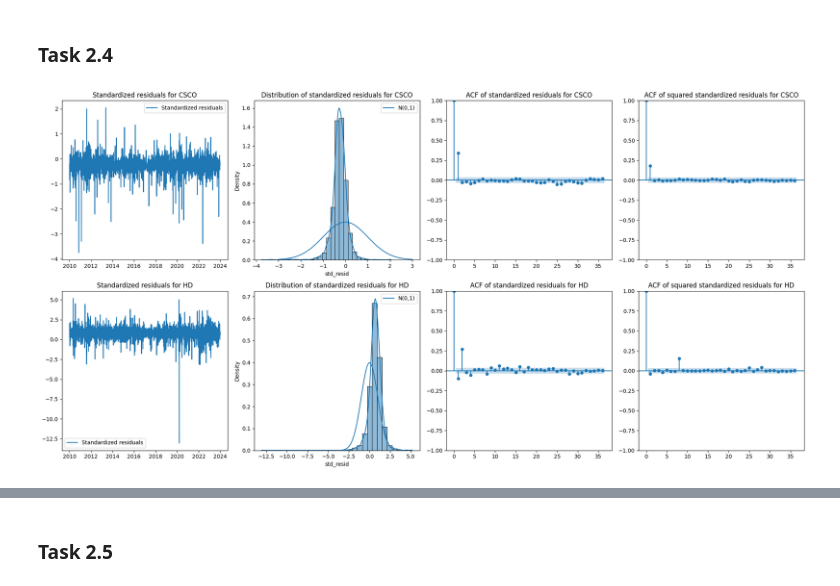
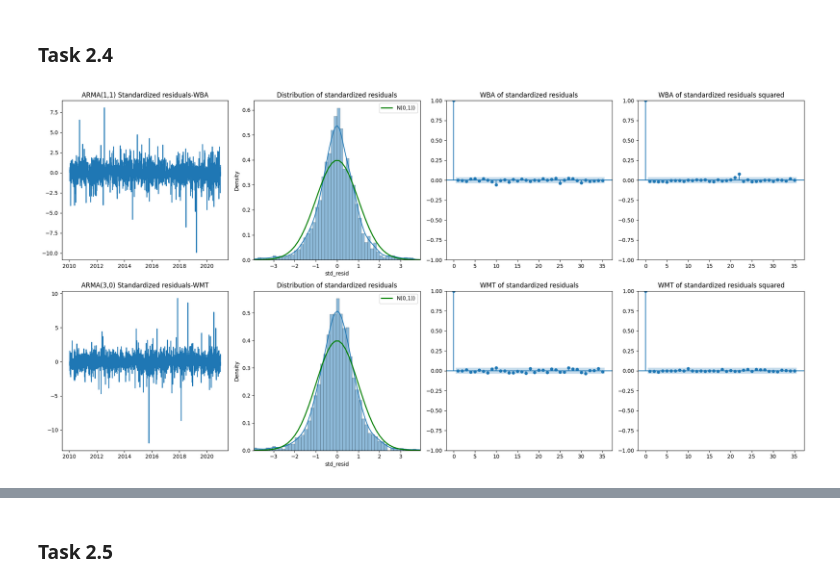
Before and after one commit to VijayaranganPR/Individual-Project, a Jupyter notebook: project.ipynb, the cells around one changed output, grey strips where cells are left out. Drawn from its saved outputs; the diff is of its cells as text; code cells hidden in the pictures.

```diff
--- a/project.ipynb
+++ b/project.ipynb
@@ -32,7 +32,6 @@ warnings.simplefilter('ignore')
 df = pd.read_csv('content/IBM_202001.csv.gz', compression='gzip')
 
 original_length = len(df)
-data = df.copy()
 original_length
 
 
@@ -110,6 +109,9 @@ summary = pd.DataFrame({
     'F4': [f4, f4/original_length*100],
     'F5': [f5, f5/original_length*100],
 }, index=['Number', 'Proportion'])
+
+df.set_index('Stamp', drop=True, inplace = True)
+
 summary.round(2)
 # %% [output]
 |  | F1 | F2 | F3 | F4 | F5 |
@@ -345,7 +377,0 @@ See scipy.optimize.fmin_slsqp for code meaning.
-# %%
-# Print out the best-fitting models and their AIC
-for stock, (model, order, aic) in garch_best_models.items():
-    if model is not None:
-        print(f"Best-fitted AR(p)-GARCH(p*,q*) model for {stock}: AR({garch_best_models[stock][1][0]})-GARCH({garch_best_models[stock][1][0]},{garch_best_models[stock][1][1]}) - AIC = {garch_best_models[stock][2]}")
-    else:
-        print(f"No suitable ARMA model found for {stock}.")
@@ -389,41 +396,37 @@ No suitable ARMA model found for PG.
 # %% [markdown]
 ### Task 2.4
 # %%
-import matplotlib.pyplot as plt
-import seaborn as sns
-from statsmodels.graphics.tsaplots import plot_acf
-from scipy import stats
-import numpy as np
+fig, axes = plt.subplots(nrows=2,ncols=4,figsize=(20,10))
 
-# Assuming 'best_models' contains the best ARMA models from Task 2.1
-# And 'log_returns' contains the log returns for each stock
-fig, axes = plt.subplots(2, 4, figsize=(20, 10))
+for i,ticker in enumerate(my_sample):
+    r = garch_best_models[ticker]['model'].std_resid.dropna()
+    p = garch_best_models[ticker]['p']
+    q = garch_best_models[ticker]['q']
 
-for i, (stock, (model, order, aic)) in enumerate(garch_best_models.items()):
-    # Standardized residuals
-    std_resid = model.std_resid.dropna()
 
-    # Time series plot of the standardized residuals
-    axes[i, 0].plot(std_resid, label='Standardized residuals')
-    axes[i, 0].set_title(f'Standardized residuals for {stock}')
-    axes[i, 0].legend()
+    # Time series plot of Standardized residuals
+    axes[i, 0].plot(r, label='Standardized residuals')
+    axes[i, 0].set_title(f'ARMA({p},{q}) Standardized residuals-{ticker}')
 
-    # Histogram with KDE and standard normal distribution
-    sns.histplot(std_resid, kde=True, ax=axes[i, 1], stat='density', bins=30)
-    x = np.linspace(-3, 3, 100)
-    axes[i, 1].plot(x, stats.norm.pdf(x), label='N(0,1)')
-    axes[i, 1].set_title(f'Distribution of standardized residuals for {stock}')
+
+    # distribution of standardized residuals
+    x_lim = (-1.96 * 2, 1.96 * 2)
+    r_range = np.linspace(x_lim[0], x_lim[1])
+    norm_pdf = scs.norm.pdf(r_range)
+    sns.histplot(r,kde=True,stat='density',ax=axes[i,1])
+    axes[i, 1].plot(r_range, norm_pdf, 'g', lw=2, label=f'N(0,1))')
+    axes[i, 1].set_title('Distribution of standardized residuals')
+    axes[i, 1].set_xlim(x_lim)
     axes[i, 1].legend()
 
-    # ACF of the standardized residuals
-    plot_acf(std_resid, ax=axes[i, 2], alpha=0.05)
-    axes[i, 2].set_title(f'ACF of standardized residuals for {stock}')
 
-    # ACF of the squared standardized residuals
-    plot_acf(std_resid**2, ax=axes[i, 3],  alpha=0.05)
-    axes[i, 3].set_title(f'ACF of squared standardized residuals for {stock}')
+    # ACF of standardized residuals
+    plot_acf(r, ax = axes[i, 2], title = f'{ticker} of standardized residuals', alpha=0.05)
 
-plt.tight_layout()
-plt.show()
+
+    # ACF plot
+    plot_acf(r**2, ax = axes[i, 3], title = f'{ticker} of standardized residuals squared', alpha=0.05)
+
+    plt.tight_layout()
 # %% [output]
-[figure, old version]
+[figure, new version]
```
Also changed, not shown: parts of 51 cells of this notebook.
